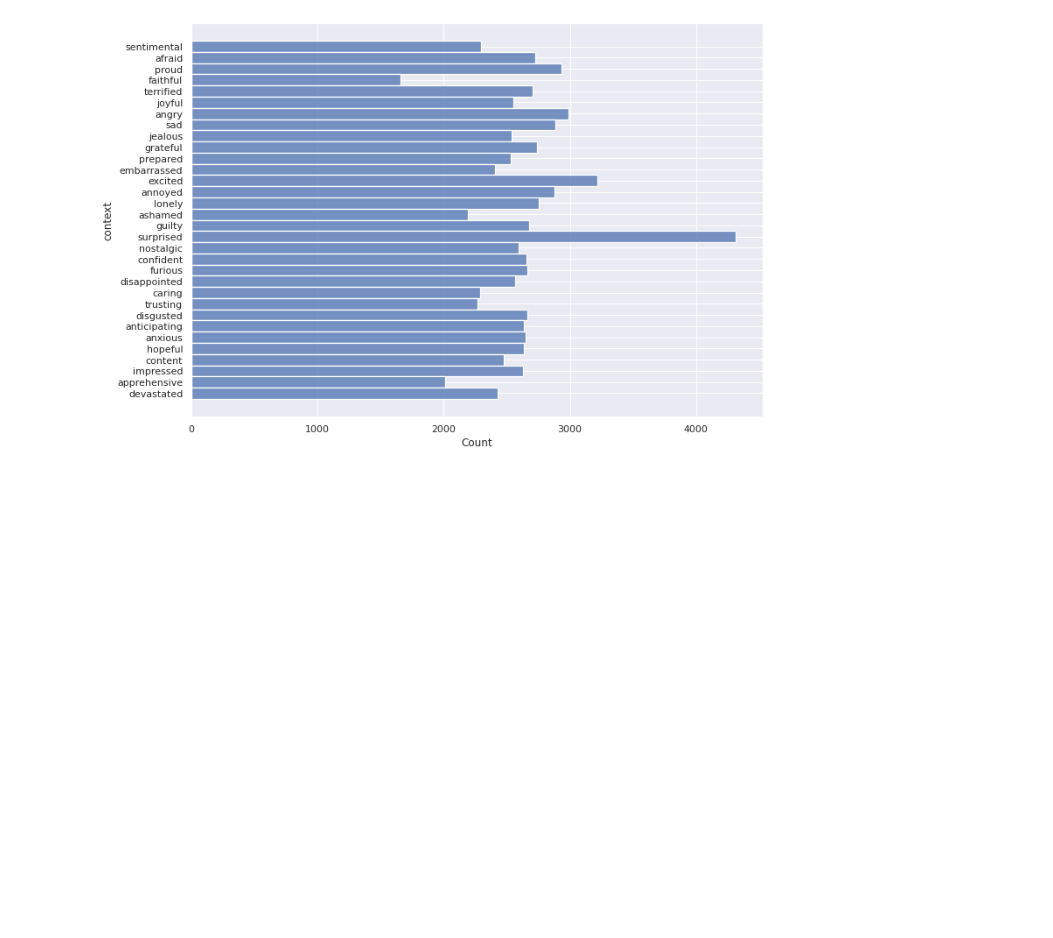
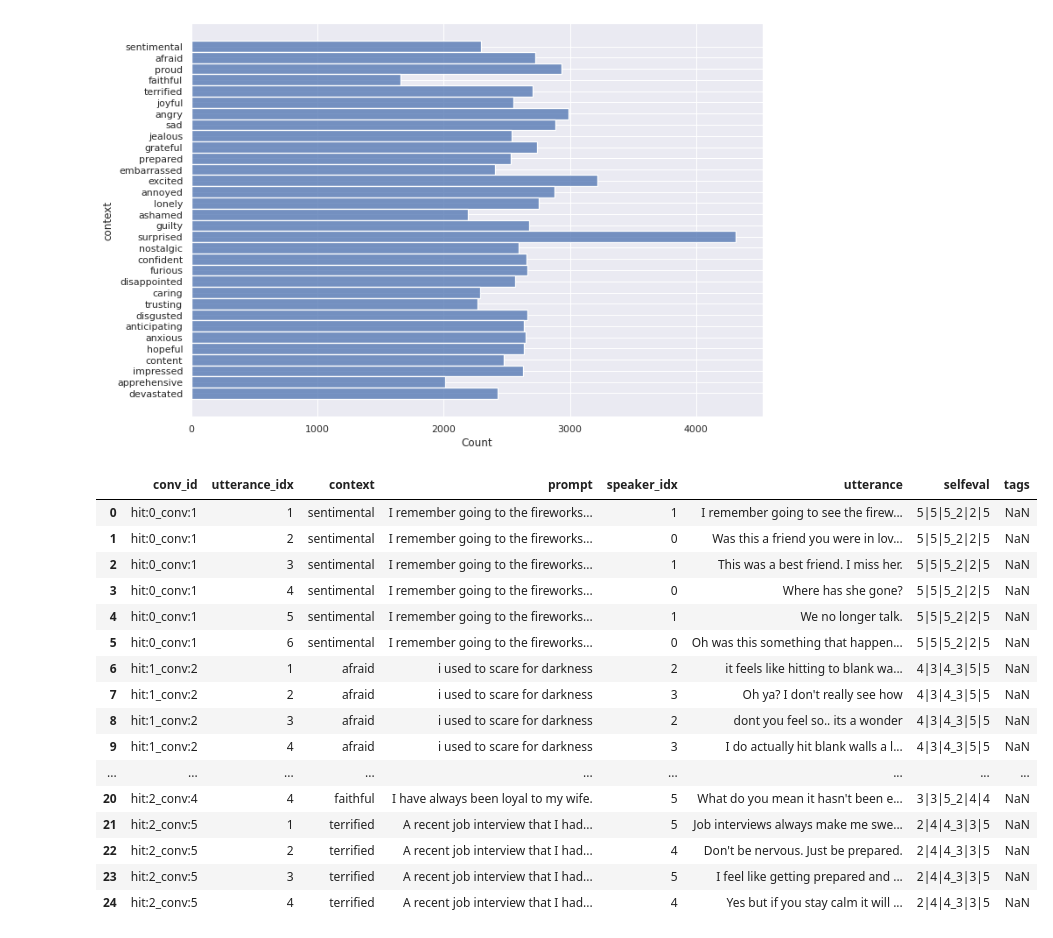
Before and after one commit to wilmeragsgh/philia, a Jupyter notebook: experiments/eda.ipynb, the cells around one changed output. Cells and saved outputs as stored; diff of their text form; code cells hidden in the pictures; blank space fills up the shorter version.

```diff
--- a/experiments/eda.ipynb
+++ b/experiments/eda.ipynb
@@ -118,3 +78,24 @@ sns.histplot(df, y="context")
 # %% [output]
 <AxesSubplot:xlabel='Count', ylabel='context'>
 [figure]
+# %%
+#df[df["conv_id"] == "hit:0_conv:1"]
+df.iloc[:25]
+# %% [output]
+|  | conv_id | utterance_idx | context | prompt | speaker_idx | utterance | selfeval | tags |
+| 0 | hit:0_conv:1 | 1 | sentimental | I remember going to the fireworks... | 1 | I remember going to see the firew... | 5|5|5_2|2|5 | NaN |
+| 1 | hit:0_conv:1 | 2 | sentimental | I remember going to the fireworks... | 0 | Was this a friend you were in lov... | 5|5|5_2|2|5 | NaN |
+| 2 | hit:0_conv:1 | 3 | sentimental | I remember going to the fireworks... | 1 | This was a best friend. I miss her. | 5|5|5_2|2|5 | NaN |
+| 3 | hit:0_conv:1 | 4 | sentimental | I remember going to the fireworks... | 0 | Where has she gone? | 5|5|5_2|2|5 | NaN |
+| 4 | hit:0_conv:1 | 5 | sentimental | I remember going to the fireworks... | 1 | We no longer talk. | 5|5|5_2|2|5 | NaN |
+| 5 | hit:0_conv:1 | 6 | sentimental | I remember going to the fireworks... | 0 | Oh was this something that happen... | 5|5|5_2|2|5 | NaN |
+| 6 | hit:1_conv:2 | 1 | afraid | i used to scare for darkness | 2 | it feels like hitting to blank wa... | 4|3|4_3|5|5 | NaN |
+| 7 | hit:1_conv:2 | 2 | afraid | i used to scare for darkness | 3 | Oh ya? I don't really see how | 4|3|4_3|5|5 | NaN |
+| 8 | hit:1_conv:2 | 3 | afraid | i used to scare for darkness | 2 | dont you feel so.. its a wonder | 4|3|4_3|5|5 | NaN |
+| 9 | hit:1_conv:2 | 4 | afraid | i used to scare for darkness | 3 | I do actually hit blank walls a l... | 4|3|4_3|5|5 | NaN |
+| ... | ... | ... | ... | ... | ... | ... | ... | ... |
+| 20 | hit:2_conv:4 | 4 | faithful | I have always been loyal to my wife. | 5 | What do you mean it hasn't been e... | 3|3|5_2|4|4 | NaN |
+| 21 | hit:2_conv:5 | 1 | terrified | A recent job interview that I had... | 5 | Job interviews always make me swe... | 2|4|4_3|3|5 | NaN |
+| 22 | hit:2_conv:5 | 2 | terrified | A recent job interview that I had... | 4 | Don't be nervous. Just be prepared. | 2|4|4_3|3|5 | NaN |
+| 23 | hit:2_conv:5 | 3 | terrified | A recent job interview that I had... | 5 | I feel like getting prepared and ... | 2|4|4_3|3|5 | NaN |
+| 24 | hit:2_conv:5 | 4 | terrified | A recent job interview that I had... | 4 | Yes but if you stay calm it will ... | 2|4|4_3|3|5 | NaN |
```
Also changed, not shown: parts of 9 cells of this notebook.
